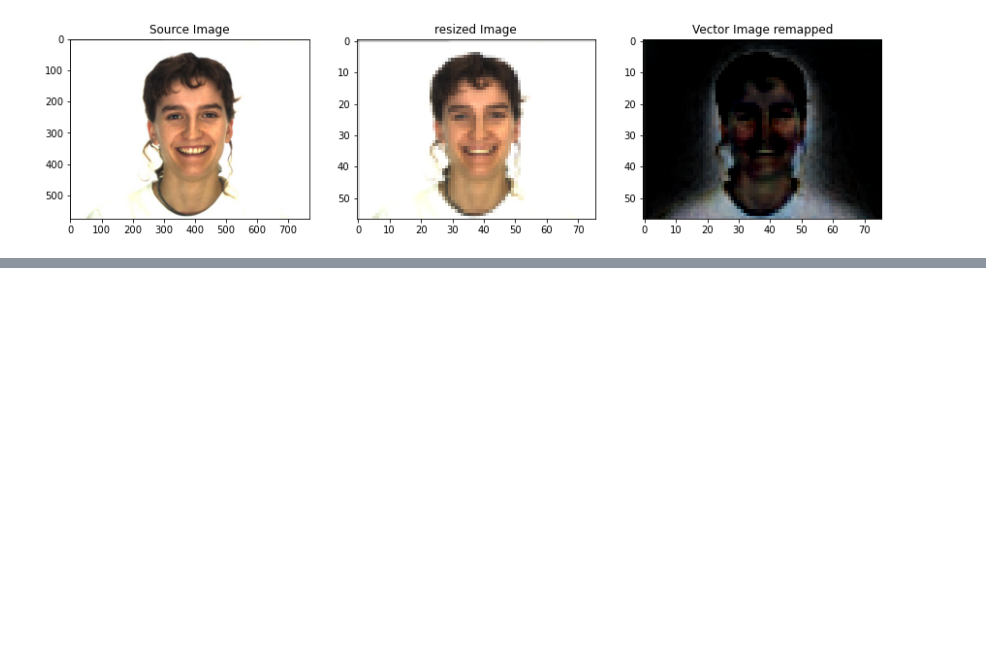
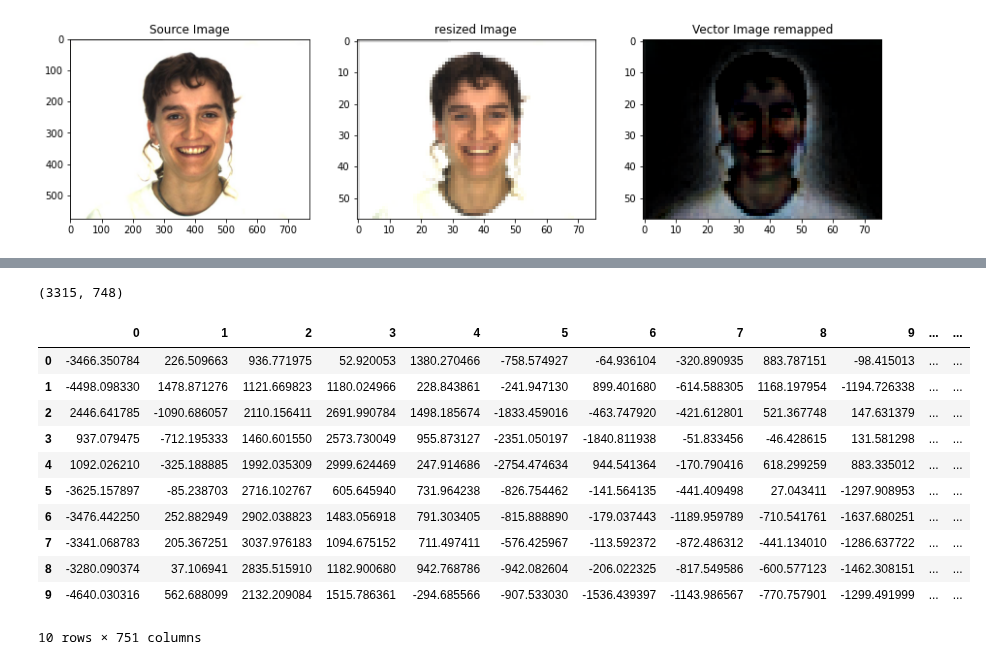
Before and after one commit to renejerez/ubi-master-computer-engineering, a Jupyter notebook: 14469-ML/practical_project_03/_code/_practical_project_03.ipynb, the cells around one changed output, grey strips where cells are left out. Cells and saved outputs as stored; diff of their text form; code cells hidden in the pictures; blank space fills up the shorter version.

Commit message:
dataframe is done

```diff
--- a/14469-ML/practical_project_03/_code/_practical_project_03.ipynb
+++ b/14469-ML/practical_project_03/_code/_practical_project_03.ipynb
@@ -27,6 +27,7 @@ from pathlib import Path
 files_x = list(map(str, filter(lambda file: file.is_file(), Path("C:/temp/AR_out").rglob('*'))))
 # %%
 image_resized_list = []
+file_names_list = []
 #######################################
 # resize all files
 #######################################
@@ -45,6 +46,7 @@ for file in files_x:
 
     #save an array
     image_resized_list.append(resized)
+    file_names_list.append(file.split('\\')[-1].split('.')[0])
 # %%
 # Convert the list to a numpy array
 image_resized_array = np.array(image_resized_list)
@@ -241,0 +148,8 @@ Epoch 10/10
+# %%
+# Splitting each string by hyphen and storing the results in a new list
+split_parts = [name.split('-') for name in file_names_list]
+
+# Creating a DataFrame from the list of split parts
+df02 = pd.DataFrame(split_parts, columns=['gender', 'seq', 'type'])
+
+print(df02)
@@ -241,0 +171,21 @@ Epoch 10/10
+# %%
+projected_df = pd.DataFrame(projected_data)
+# %% [output]
+(3315, 748)
+# %%
+combined_df = pd.concat([projected_df, df02], axis=1)
+# %%
+combined_df.head(10)
+# %% [output]
+|  | 0 | 1 | 2 | 3 | 4 | 5 | 6 | 7 | 8 | 9 | ... | ... |
+| 0 | -3466.350784 | 226.509663 | 936.771975 | 52.920053 | 1380.270466 | -758.574927 | -64.936104 | -320.890935 | 883.787151 | -98.415013 | ... | ... |
+| 1 | -4498.098330 | 1478.871276 | 1121.669823 | 1180.024966 | 228.843861 | -241.947130 | 899.401680 | -614.588305 | 1168.197954 | -1194.726338 | ... | ... |
+| 2 | 2446.641785 | -1090.686057 | 2110.156411 | 2691.990784 | 1498.185674 | -1833.459016 | -463.747920 | -421.612801 | 521.367748 | 147.631379 | ... | ... |
+| 3 | 937.079475 | -712.195333 | 1460.601550 | 2573.730049 | 955.873127 | -2351.050197 | -1840.811938 | -51.833456 | -46.428615 | 131.581298 | ... | ... |
+| 4 | 1092.026210 | -325.188885 | 1992.035309 | 2999.624469 | 247.914686 | -2754.474634 | 944.541364 | -170.790416 | 618.299259 | 883.335012 | ... | ... |
+| 5 | -3625.157897 | -85.238703 | 2716.102767 | 605.645940 | 731.964238 | -826.754462 | -141.564135 | -441.409498 | 27.043411 | -1297.908953 | ... | ... |
+| 6 | -3476.442250 | 252.882949 | 2902.038823 | 1483.056918 | 791.303405 | -815.888890 | -179.037443 | -1189.959789 | -710.541761 | -1637.680251 | ... | ... |
+| 7 | -3341.068783 | 205.367251 | 3037.976183 | 1094.675152 | 711.497411 | -576.425967 | -113.592372 | -872.486312 | -441.134010 | -1286.637722 | ... | ... |
+| 8 | -3280.090374 | 37.106941 | 2835.515910 | 1182.900680 | 942.768786 | -942.082604 | -206.022325 | -817.549586 | -600.577123 | -1462.308151 | ... | ... |
+| 9 | -4640.030316 | 562.688099 | 2132.209084 | 1515.786361 | -294.685566 | -907.533030 | -1536.439397 | -1143.986567 | -770.757901 | -1299.491999 | ... | ... |
+10 rows × 751 columns
```
Also changed, not shown: parts of 8 cells of this notebook.
